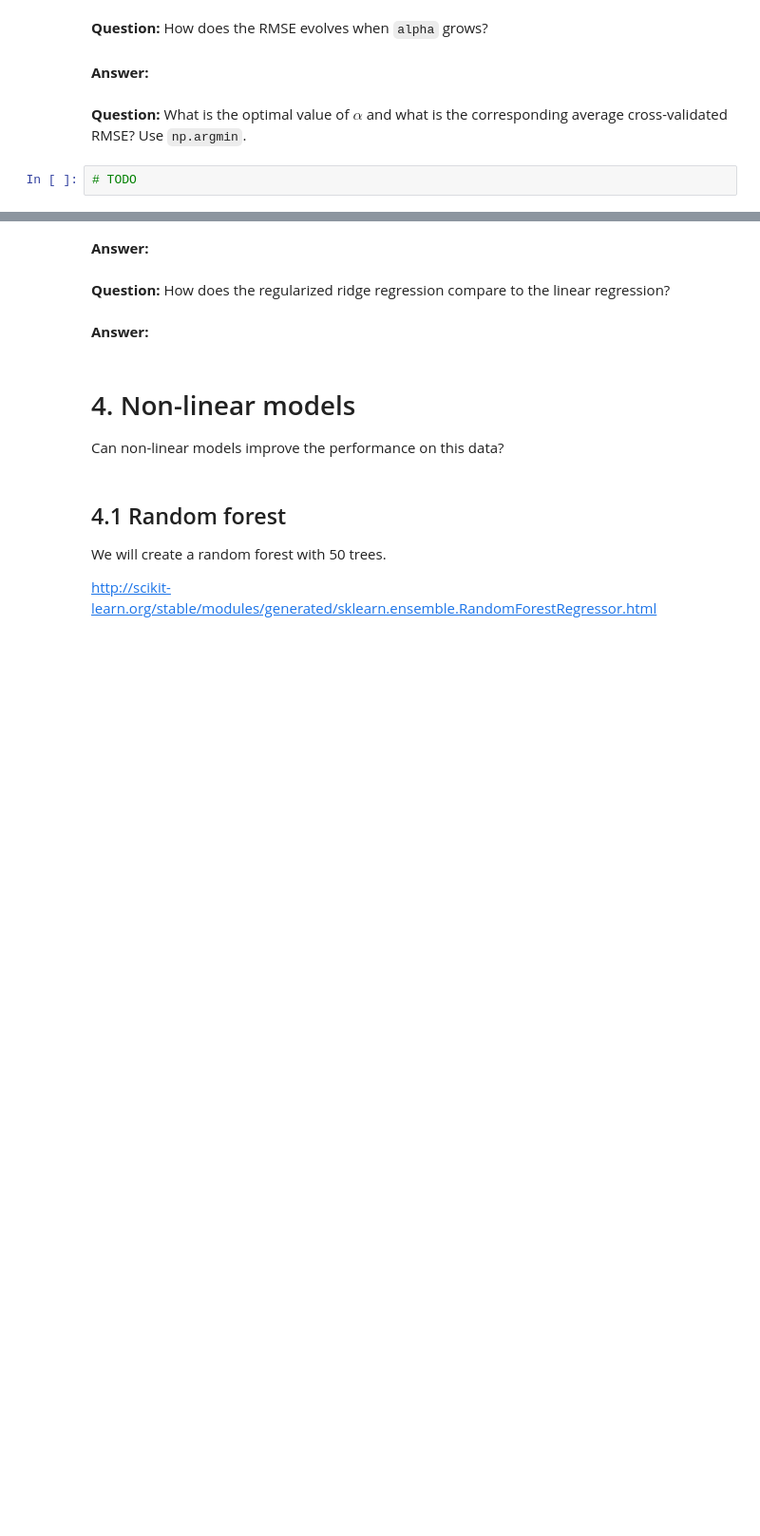
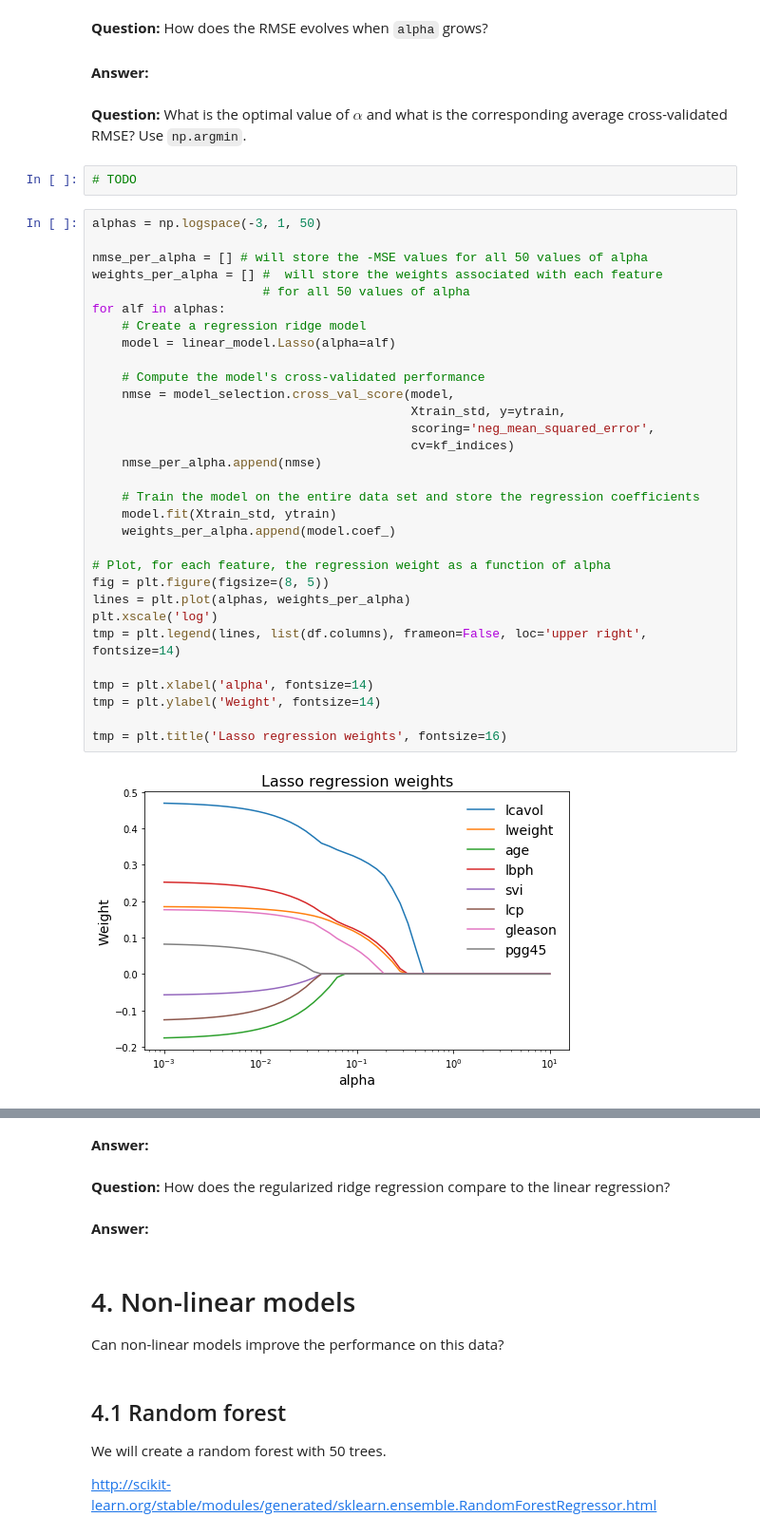
Before and after one commit to chagaz/ml-notebooks, a Jupyter notebook: intro-supervised-learning/03 Regression algorithms.ipynb, the cells around one changed output, grey strips where cells are left out. Shown: that part at 95% size. Saved outputs shown, nothing was run; the diff lists cells and outputs as text; blank space fills up the shorter version.

```diff
--- a/intro-supervised-learning/03 Regression algorithms.ipynb
+++ b/intro-supervised-learning/03 Regression algorithms.ipynb
@@ -248,3 +265,36 @@ __Answer:__
 __Question:__ What is the optimal value of $\alpha$ and what is the corresponding average cross-validated RMSE? Use `np.argmin`.
 # %%
 # TODO
+# %%
+alphas = np.logspace(-3, 1, 50)
+
+nmse_per_alpha = [] # will store the -MSE values for all 50 values of alpha
+weights_per_alpha = [] #  will store the weights associated with each feature
+                       # for all 50 values of alpha
+for alf in alphas:
+    # Create a regression ridge model
+    model = linear_model.Lasso(alpha=alf)
+
+    # Compute the model's cross-validated performance
+    nmse = model_selection.cross_val_score(model,
+                                           Xtrain_std, y=ytrain,
+                                           scoring='neg_mean_squared_error',
+                                           cv=kf_indices)
+    nmse_per_alpha.append(nmse)
+
+    # Train the model on the entire data set and store the regression coefficients
+    model.fit(Xtrain_std, ytrain)
+    weights_per_alpha.append(model.coef_)
+
+# Plot, for each feature, the regression weight as a function of alpha
+fig = plt.figure(figsize=(8, 5))
+lines = plt.plot(alphas, weights_per_alpha)
+plt.xscale('log')
+tmp = plt.legend(lines, list(df.columns), frameon=False, loc='upper right', fontsize=14)
+
+tmp = plt.xlabel('alpha', fontsize=14)
+tmp = plt.ylabel('Weight', fontsize=14)
+
+tmp = plt.title('Lasso regression weights', fontsize=16)
+# %% [output]
+[figure, added]
```
Also changed, not shown: parts of 7 cells of this notebook.
